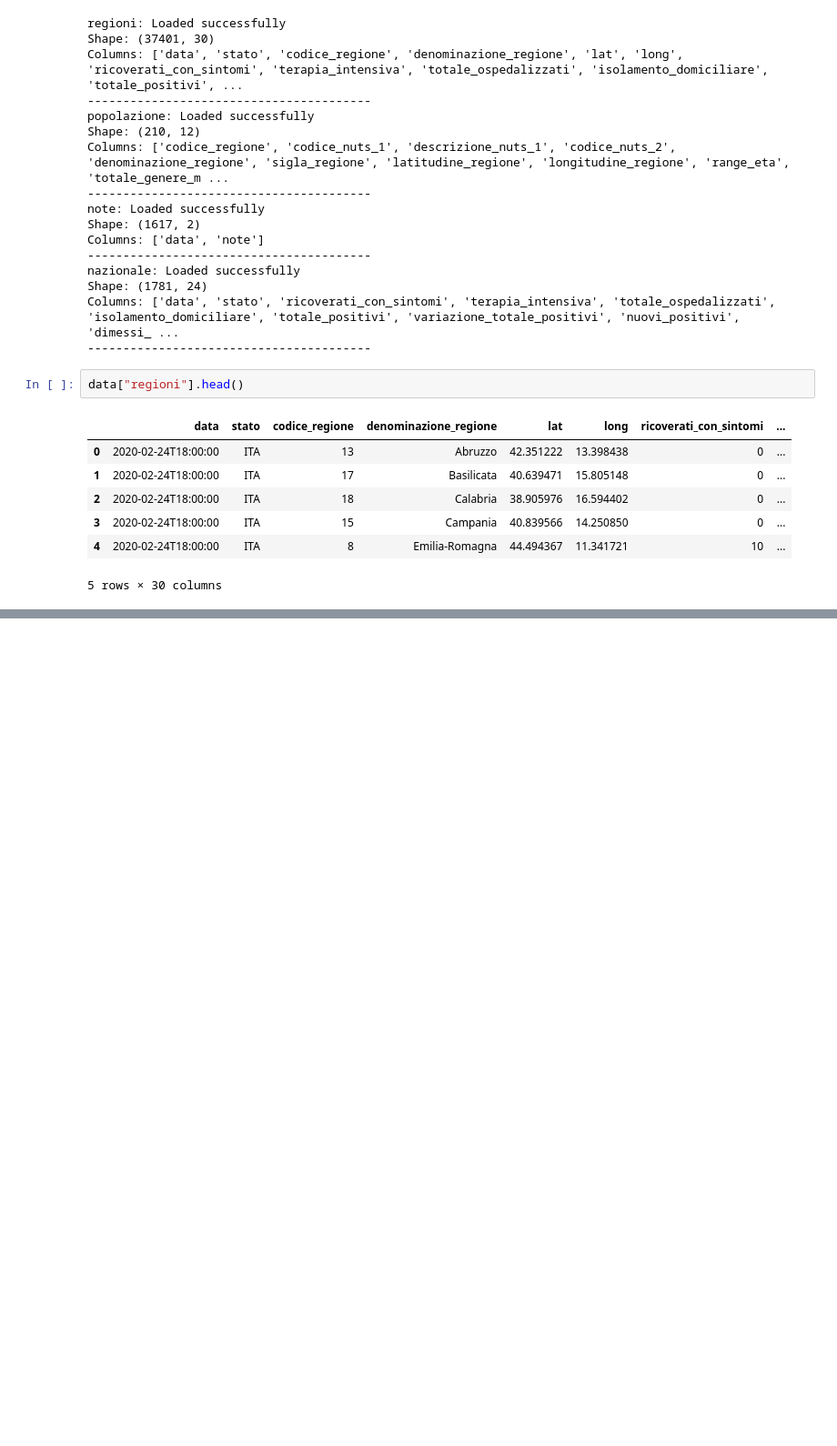
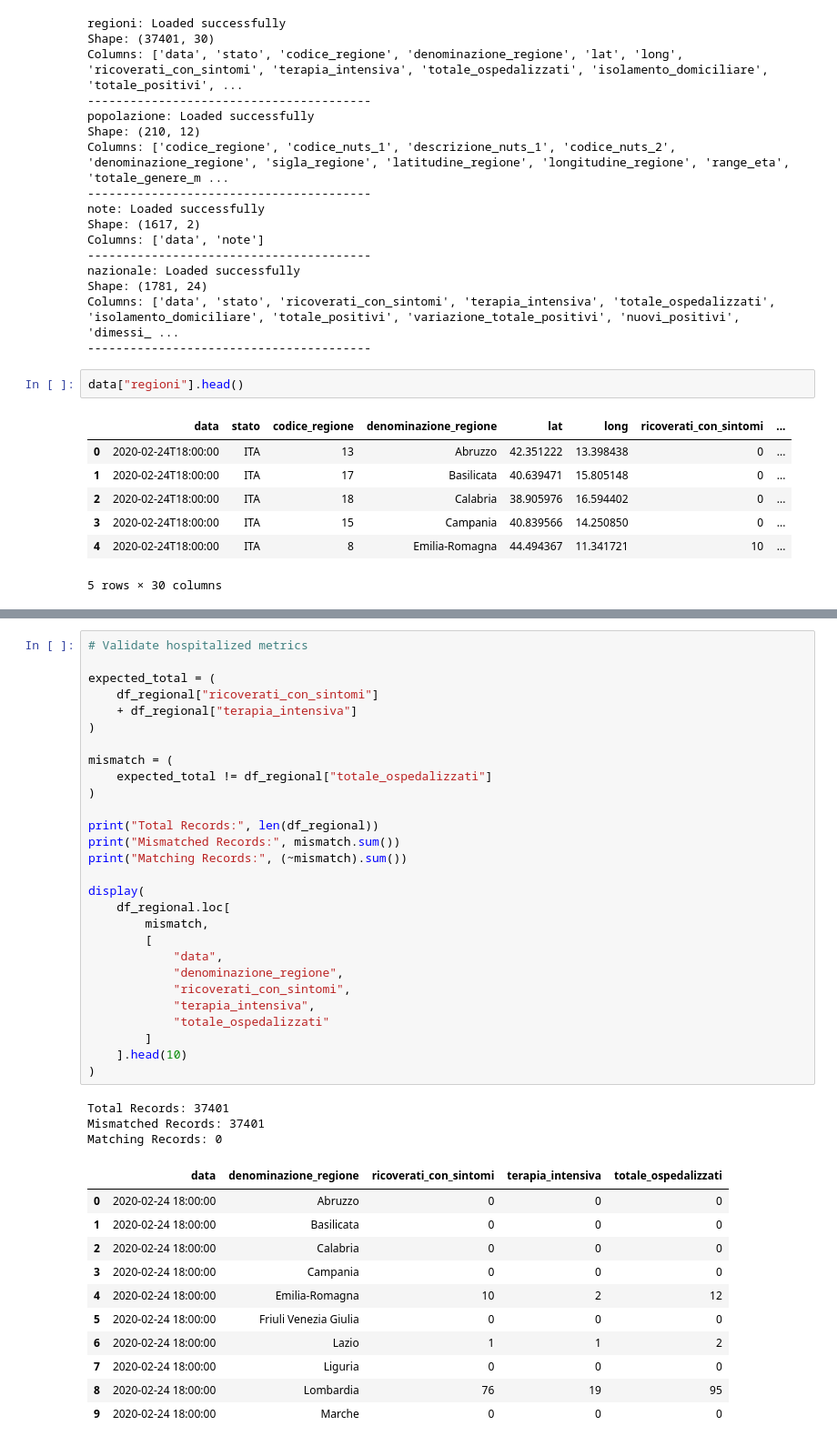
Before and after one commit to rawanmohammed277/EpiShield-AI, a Jupyter notebook: Src/Data Engineering/etl.ipynb, the cells around one changed output, grey strips where cells are left out. Shown at 91% size. Cells and saved outputs as stored; diff of their text form; blank space fills up the shorter version.

```diff
--- a/Src/Data Engineering/etl.ipynb
+++ b/Src/Data Engineering/etl.ipynb
@@ -29,0 +411,43 @@ data["regioni"].head()
+# %%
+# Validate hospitalized metrics
+
+expected_total = (
+    df_regional["ricoverati_con_sintomi"]
+    + df_regional["terapia_intensiva"]
+)
+
+mismatch = (
+    expected_total != df_regional["totale_ospedalizzati"]
+)
+
+print("Total Records:", len(df_regional))
+print("Mismatched Records:", mismatch.sum())
+print("Matching Records:", (~mismatch).sum())
+
+display(
+    df_regional.loc[
+        mismatch,
+        [
+            "data",
+            "denominazione_regione",
+            "ricoverati_con_sintomi",
+            "terapia_intensiva",
+            "totale_ospedalizzati"
+        ]
+    ].head(10)
+)
+# %% [output]
+Total Records: 37401
+Mismatched Records: 37401
+Matching Records: 0
+|  | data | denominazione_regione | ricoverati_con_sintomi | terapia_intensiva | totale_ospedalizzati |
+| 0 | 2020-02-24 18:00:00 | Abruzzo | 0 | 0 | 0 |
+| 1 | 2020-02-24 18:00:00 | Basilicata | 0 | 0 | 0 |
+| 2 | 2020-02-24 18:00:00 | Calabria | 0 | 0 | 0 |
+| 3 | 2020-02-24 18:00:00 | Campania | 0 | 0 | 0 |
+| 4 | 2020-02-24 18:00:00 | Emilia-Romagna | 10 | 2 | 12 |
+| 5 | 2020-02-24 18:00:00 | Friuli Venezia Giulia | 0 | 0 | 0 |
+| 6 | 2020-02-24 18:00:00 | Lazio | 1 | 1 | 2 |
+| 7 | 2020-02-24 18:00:00 | Liguria | 0 | 0 | 0 |
+| 8 | 2020-02-24 18:00:00 | Lombardia | 76 | 19 | 95 |
+| 9 | 2020-02-24 18:00:00 | Marche | 0 | 0 | 0 |
```
Also changed, not shown: parts of 19 cells of this notebook, 3 other files.
